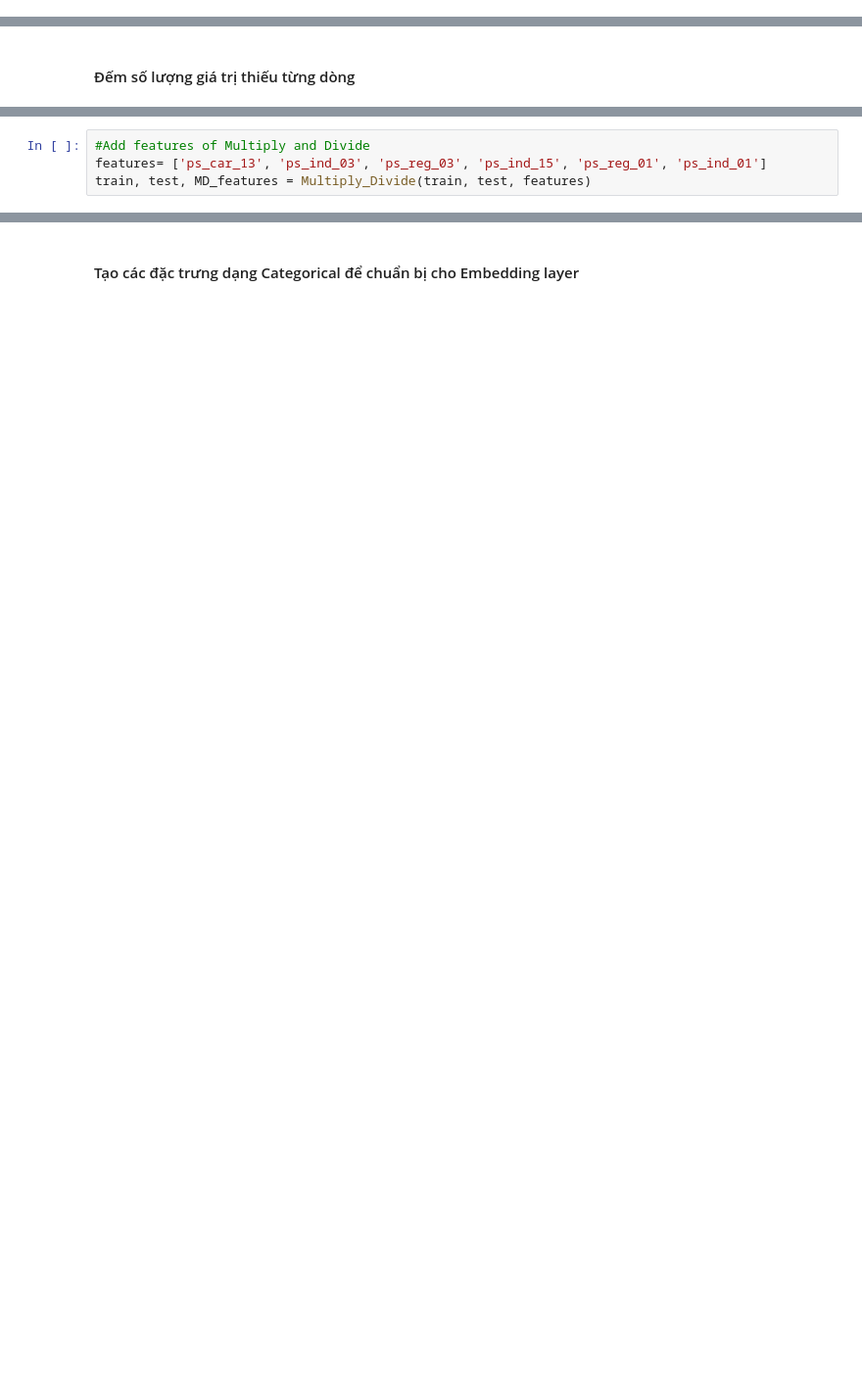
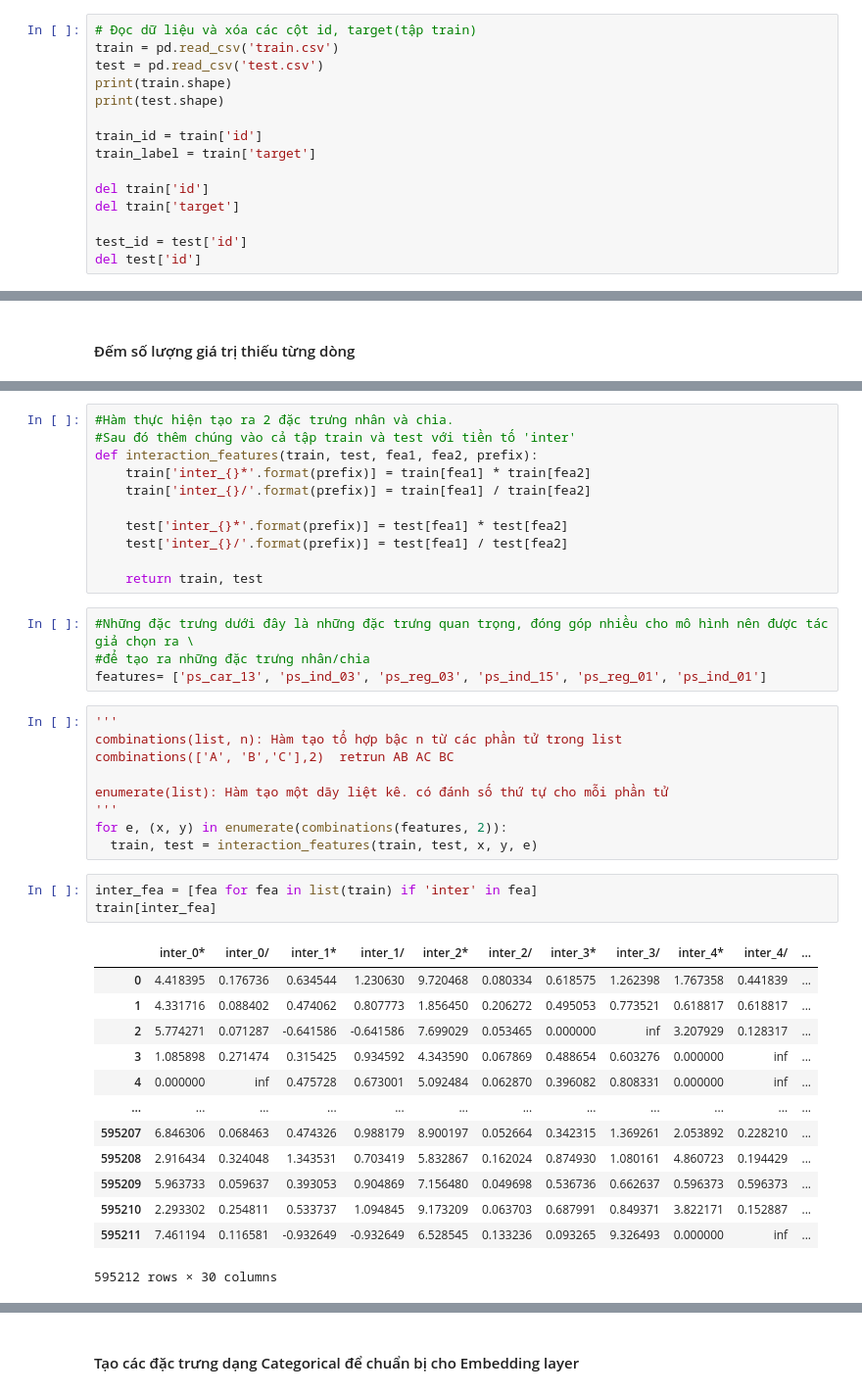
Before and after one commit to PhamVietXuan/kaggle-porto-seguro, a Jupyter notebook: Report.ipynb, the cells around one changed output, grey strips where cells are left out. Shown at 98% size. Saved outputs shown, nothing was run; the diff lists cells and outputs as text; blank space fills up the shorter version.

```diff
--- a/Report.ipynb
+++ b/Report.ipynb
@@ -702,0 +742,15 @@ del test['id']
+# %%
+# Đọc dữ liệu và xóa các cột id, target(tập train)
+train = pd.read_csv('train.csv')
+test = pd.read_csv('test.csv')
+print(train.shape)
+print(test.shape)
+
+train_id = train['id']
+train_label = train['target']
+
+del train['id']
+del train['target']
+
+test_id = test['id']
+del test['id']
@@ -734,4 +761,0 @@ Có rất nhiều cách kết hợp đặc trưng. Ngoài **domain knowledge**,
-# %%
-#Add features of Multiply and Divide
-features= ['ps_car_13', 'ps_ind_03', 'ps_reg_03', 'ps_ind_15', 'ps_reg_01', 'ps_ind_01']
-train, test, MD_features = Multiply_Divide(train, test, features)
@@ -906,0 +801,41 @@ X_test = scaler.transform(X_test.toarray())
+# %%
+#Hàm thực hiện tạo ra 2 đặc trưng nhân và chia.
+#Sau đó thêm chúng vào cả tập train và test với tiền tố 'inter'
+def interaction_features(train, test, fea1, fea2, prefix):
+    train['inter_{}*'.format(prefix)] = train[fea1] * train[fea2]
+    train['inter_{}/'.format(prefix)] = train[fea1] / train[fea2]
+
+    test['inter_{}*'.format(prefix)] = test[fea1] * test[fea2]
+    test['inter_{}/'.format(prefix)] = test[fea1] / test[fea2]
+
+    return train, test
+# %%
+#Những đặc trưng dưới đây là những đặc trưng quan trọng, đóng góp nhiều cho mô hình nên được tác giả chọn ra \
+#để tạo ra những đặc trưng nhân/chia
+features= ['ps_car_13', 'ps_ind_03', 'ps_reg_03', 'ps_ind_15', 'ps_reg_01', 'ps_ind_01']
+# %%
+'''
+combinations(list, n): Hàm tạo tổ hợp bậc n từ các phần tử trong list
+combinations(['A', 'B','C'],2)  retrun AB AC BC
+
+enumerate(list): Hàm tạo một dãy liệt kê. có đánh số thứ tự cho mỗi phần tử
+'''
+for e, (x, y) in enumerate(combinations(features, 2)):
+  train, test = interaction_features(train, test, x, y, e)
+# %%
+inter_fea = [fea for fea in list(train) if 'inter' in fea]
+train[inter_fea]
+# %% [output]
+|  | inter_0* | inter_0/ | inter_1* | inter_1/ | inter_2* | inter_2/ | inter_3* | inter_3/ | inter_4* | inter_4/ | ... |
+| 0 | 4.418395 | 0.176736 | 0.634544 | 1.230630 | 9.720468 | 0.080334 | 0.618575 | 1.262398 | 1.767358 | 0.441839 | ... |
+| 1 | 4.331716 | 0.088402 | 0.474062 | 0.807773 | 1.856450 | 0.206272 | 0.495053 | 0.773521 | 0.618817 | 0.618817 | ... |
+| 2 | 5.774271 | 0.071287 | -0.641586 | -0.641586 | 7.699029 | 0.053465 | 0.000000 | inf | 3.207929 | 0.128317 | ... |
+| 3 | 1.085898 | 0.271474 | 0.315425 | 0.934592 | 4.343590 | 0.067869 | 0.488654 | 0.603276 | 0.000000 | inf | ... |
+| 4 | 0.000000 | inf | 0.475728 | 0.673001 | 5.092484 | 0.062870 | 0.396082 | 0.808331 | 0.000000 | inf | ... |
+| ... | ... | ... | ... | ... | ... | ... | ... | ... | ... | ... | ... |
+| 595207 | 6.846306 | 0.068463 | 0.474326 | 0.988179 | 8.900197 | 0.052664 | 0.342315 | 1.369261 | 2.053892 | 0.228210 | ... |
+| 595208 | 2.916434 | 0.324048 | 1.343531 | 0.703419 | 5.832867 | 0.162024 | 0.874930 | 1.080161 | 4.860723 | 0.194429 | ... |
+| 595209 | 5.963733 | 0.059637 | 0.393053 | 0.904869 | 7.156480 | 0.049698 | 0.536736 | 0.662637 | 0.596373 | 0.596373 | ... |
+| 595210 | 2.293302 | 0.254811 | 0.533737 | 1.094845 | 9.173209 | 0.063703 | 0.687991 | 0.849371 | 3.822171 | 0.152887 | ... |
+| 595211 | 7.461194 | 0.116581 | -0.932649 | -0.932649 | 6.528545 | 0.133236 | 0.093265 | 9.326493 | 0.000000 | inf | ... |
+595212 rows × 30 columns
```
Also changed, not shown: parts of 102 cells of this notebook.
